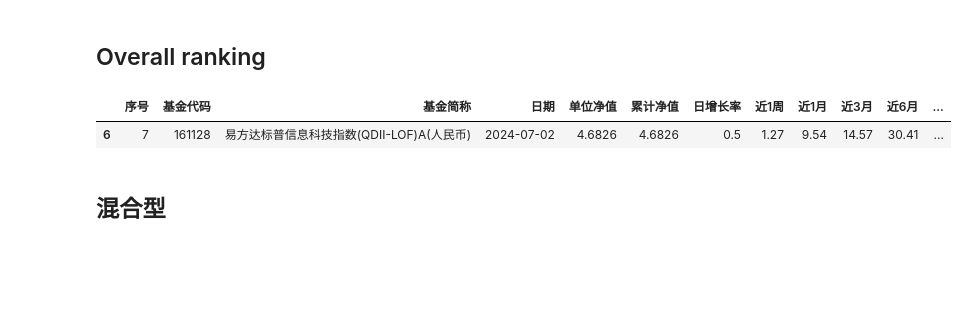
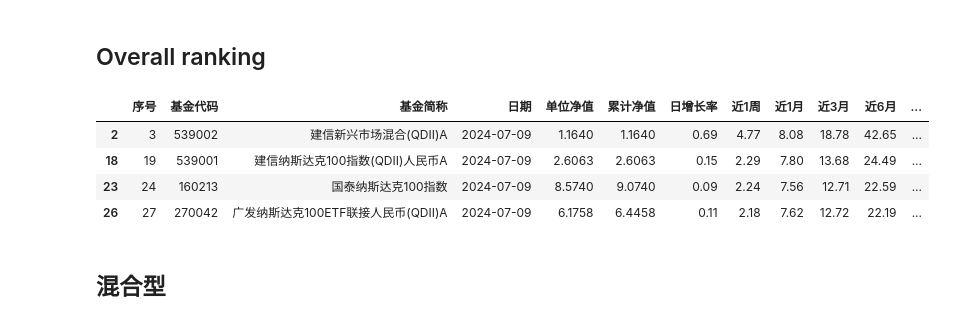
Before and after one commit to iridescentGray/self-learn-python-project, a Jupyter notebook: finance/akshare_demo/choose_fund.ipynb, the cells around one changed output. Cells and saved outputs as stored; diff of their text form; code cells hidden in the pictures; blank space fills up the shorter version.

```diff
--- a/finance/akshare_demo/choose_fund.ipynb
+++ b/finance/akshare_demo/choose_fund.ipynb
@@ -28,10 +28,13 @@ def and_filter_fund(data_source: pd.DataFrame, top_number: int) -> pd.DataFrame:
 # %% [markdown]
 ## Overall ranking
 # %%
-and_filter_fund(ak.fund_open_fund_rank_em(), 150)
+and_filter_fund(ak.fund_open_fund_rank_em(), 200)
 # %% [output]
 |  | 序号 | 基金代码 | 基金简称 | 日期 | 单位净值 | 累计净值 | 日增长率 | 近1周 | 近1月 | 近3月 | 近6月 | ... |
-| 6 | 7 | 161128 | 易方达标普信息科技指数(QDII-LOF)A(人民币) | 2024-07-02 | 4.6826 | 4.6826 | 0.5 | 1.27 | 9.54 | 14.57 | 30.41 | ... |
+| 2 | 3 | 539002 | 建信新兴市场混合(QDII)A | 2024-07-09 | 1.1640 | 1.1640 | 0.69 | 4.77 | 8.08 | 18.78 | 42.65 | ... |
+| 18 | 19 | 539001 | 建信纳斯达克100指数(QDII)人民币A | 2024-07-09 | 2.6063 | 2.6063 | 0.15 | 2.29 | 7.80 | 13.68 | 24.49 | ... |
+| 23 | 24 | 160213 | 国泰纳斯达克100指数 | 2024-07-09 | 8.5740 | 9.0740 | 0.09 | 2.24 | 7.56 | 12.71 | 22.59 | ... |
+| 26 | 27 | 270042 | 广发纳斯达克100ETF联接人民币(QDII)A | 2024-07-09 | 6.1758 | 6.4458 | 0.11 | 2.18 | 7.62 | 12.72 | 22.19 | ... |
 # %% [markdown]
 ## 混合型
 # %%
```
Also changed, not shown: parts of 7 cells of this notebook.
